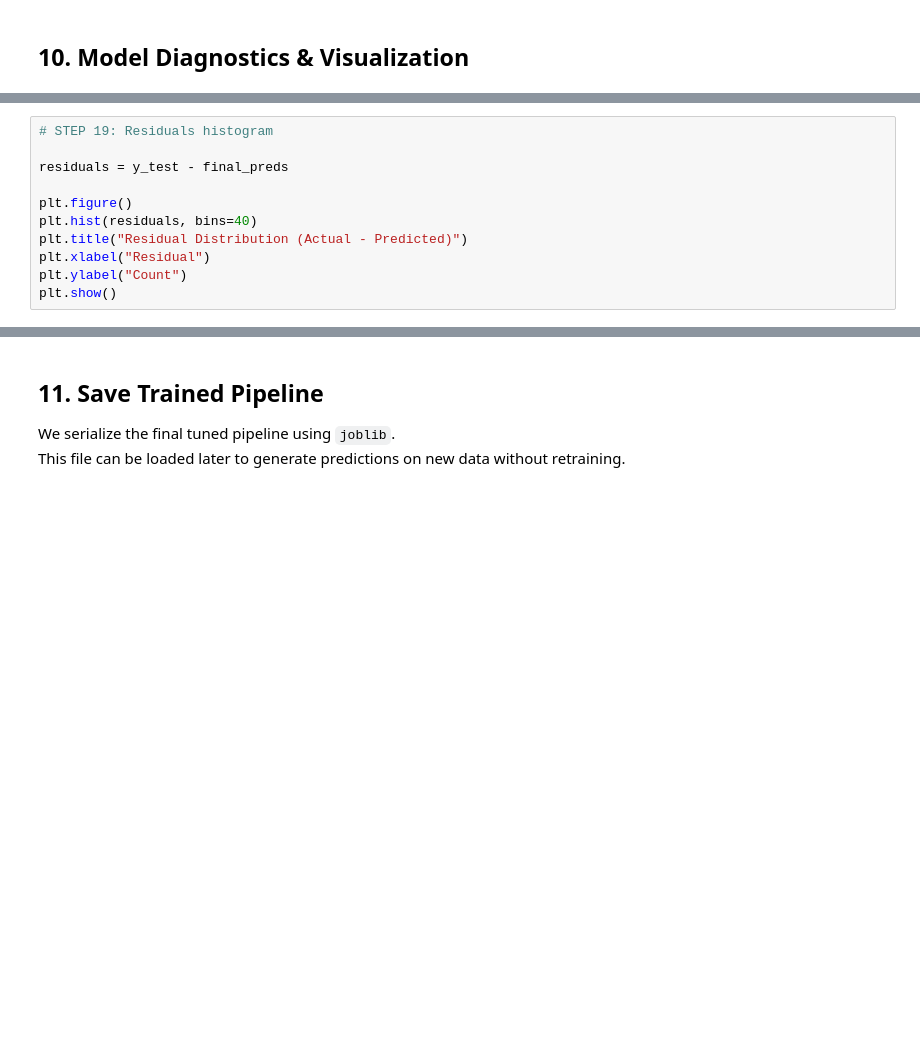
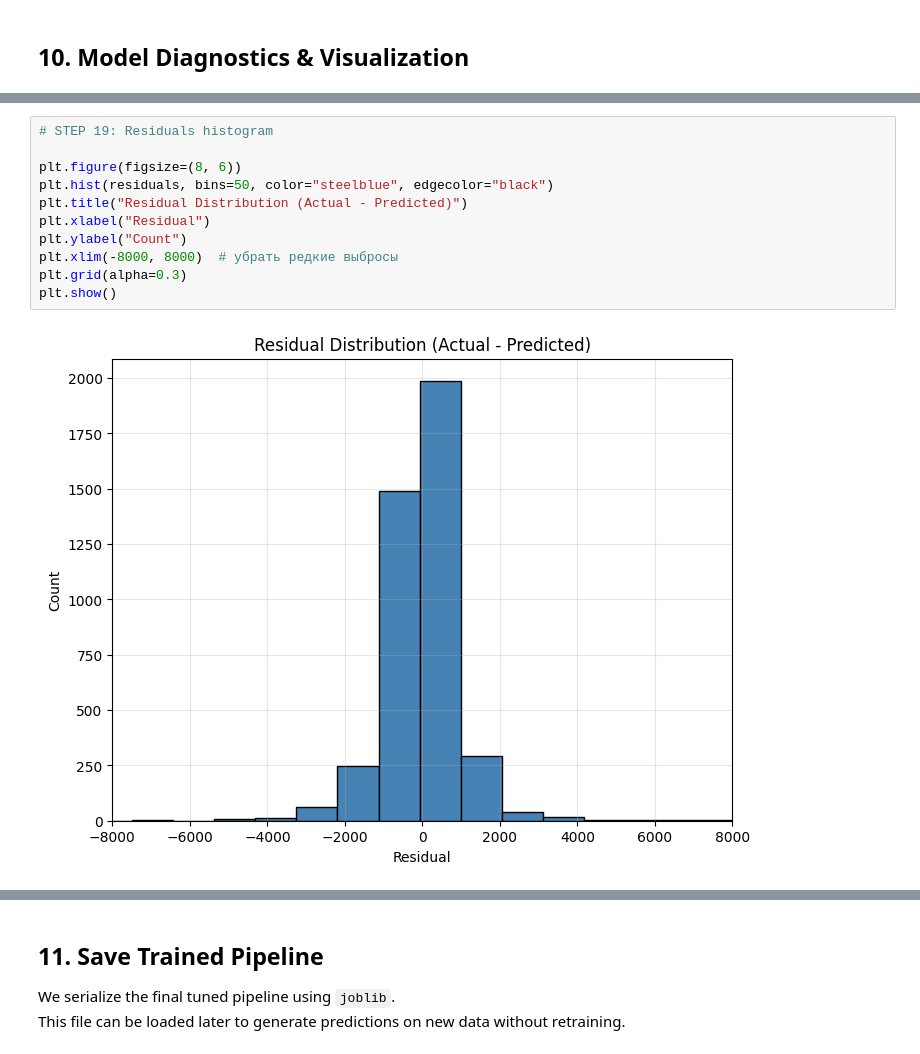
Before and after one commit to alinakhodotovych2022/Project2-housing-price-ml, a Jupyter notebook: Project2_housing_price_ml.ipynb, the cells around one changed output, grey strips where cells are left out. Drawn from its saved outputs; the diff is of its cells as text; blank space fills up the shorter version.

```diff
--- a/Project2_housing_price_ml.ipynb
+++ b/Project2_housing_price_ml.ipynb
@@ -446,14 +616,16 @@ plt.show()
 # %%
 # STEP 19: Residuals histogram
 
-residuals = y_test - final_preds
-
-plt.figure()
-plt.hist(residuals, bins=40)
+plt.figure(figsize=(8, 6))
+plt.hist(residuals, bins=50, color="steelblue", edgecolor="black")
 plt.title("Residual Distribution (Actual - Predicted)")
 plt.xlabel("Residual")
 plt.ylabel("Count")
+plt.xlim(-8000, 8000)  # убрать редкие выбросы
+plt.grid(alpha=0.3)
 plt.show()
+# %% [output]
+[figure, added]
 # %%
 # STEP 20: Approximate feature importance for numeric features (Ridge coefficients)
 
```
Also changed, not shown: parts of 27 cells of this notebook.
